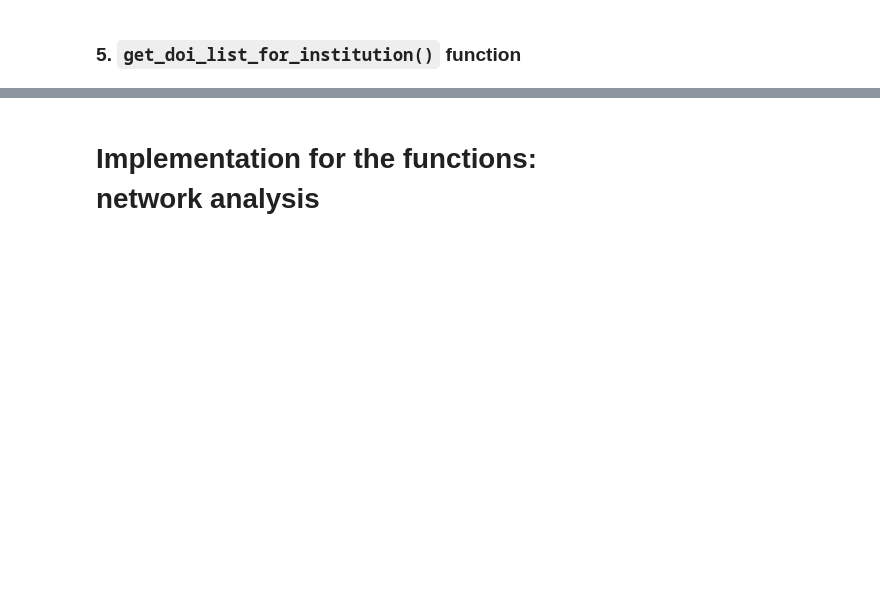
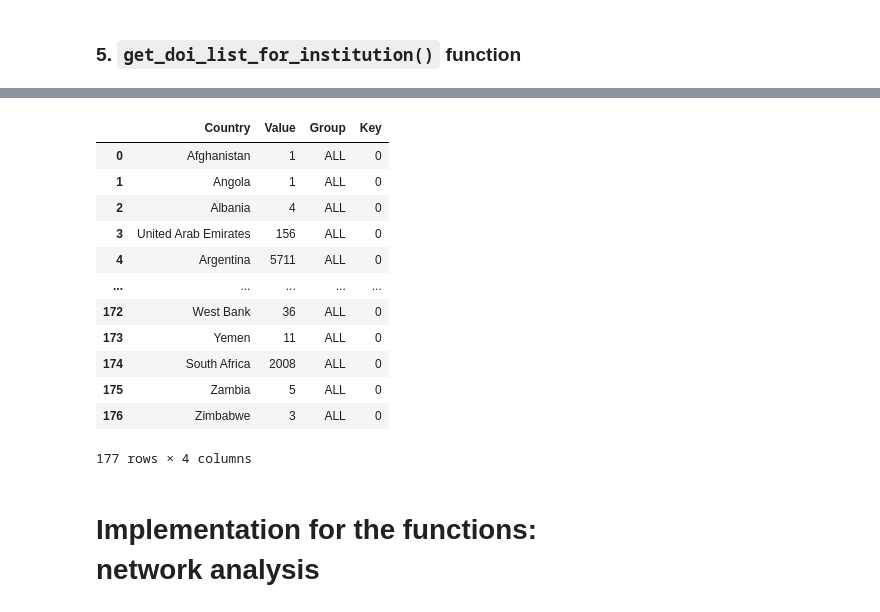
Before and after one commit to costargc/phiga.tech, a Jupyter notebook: data_analysis/key_functions.ipynb, the cells around one changed output, grey strips where cells are left out. Cells and saved outputs as stored; diff of their text form; code cells hidden in the pictures; blank space fills up the shorter version.

```diff
--- a/data_analysis/key_functions.ipynb
+++ b/data_analysis/key_functions.ipynb
@@ -559,3 +559,17 @@ matshow_cross(cross_data)
 ### 4. `get_doi_list_for_author()` function
 # %% [markdown]
 ### 5. `get_doi_list_for_institution()` function
+# %%
+def get_doi_list_for_institution(name: str):
+    '''
+    input: json file name
+    output: full json obj
+    '''
+    # START YOUR CODE HERE ---------
+    data = collection.find({ "affiliations": { '$elemMatch': { 'name': { '$regex': name, "$options" : "i" } } } },{'_id'})
+    data = json.dumps(list(data))
+    result = len(json.loads(data))
+
+    # END YOUR CODE HERE -----------
+
+    return result
@@ -561,0 +580,8 @@ matshow_cross(cross_data)
+# %%
+country_json = pd.read_json('https://s3.amazonaws.com/phiga.tech/world_countries.json')
+dataresult = []
+
+for data in country_json['features']:
+    country_name = data['properties']['name']
+    country_value = get_doi_list_for_institution(str(country_name))
+    dataresult.append([country_name, country_value])
@@ -561,0 +608,20 @@ matshow_cross(cross_data)
+# %%
+value_country = pd.DataFrame(dataresult, columns = ['Country','Value'])
+value_country['Group'] = 'ALL'
+value_country['Key'] = 0
+# %%
+value_country
+# %% [output]
+|  | Country | Value | Group | Key |
+| 0 | Afghanistan | 1 | ALL | 0 |
+| 1 | Angola | 1 | ALL | 0 |
+| 2 | Albania | 4 | ALL | 0 |
+| 3 | United Arab Emirates | 156 | ALL | 0 |
+| 4 | Argentina | 5711 | ALL | 0 |
+| ... | ... | ... | ... | ... |
+| 172 | West Bank | 36 | ALL | 0 |
+| 173 | Yemen | 11 | ALL | 0 |
+| 174 | South Africa | 2008 | ALL | 0 |
+| 175 | Zambia | 5 | ALL | 0 |
+| 176 | Zimbabwe | 3 | ALL | 0 |
+177 rows × 4 columns
```
Also changed, not shown: parts of 3 cells of this notebook, 2 other files.
